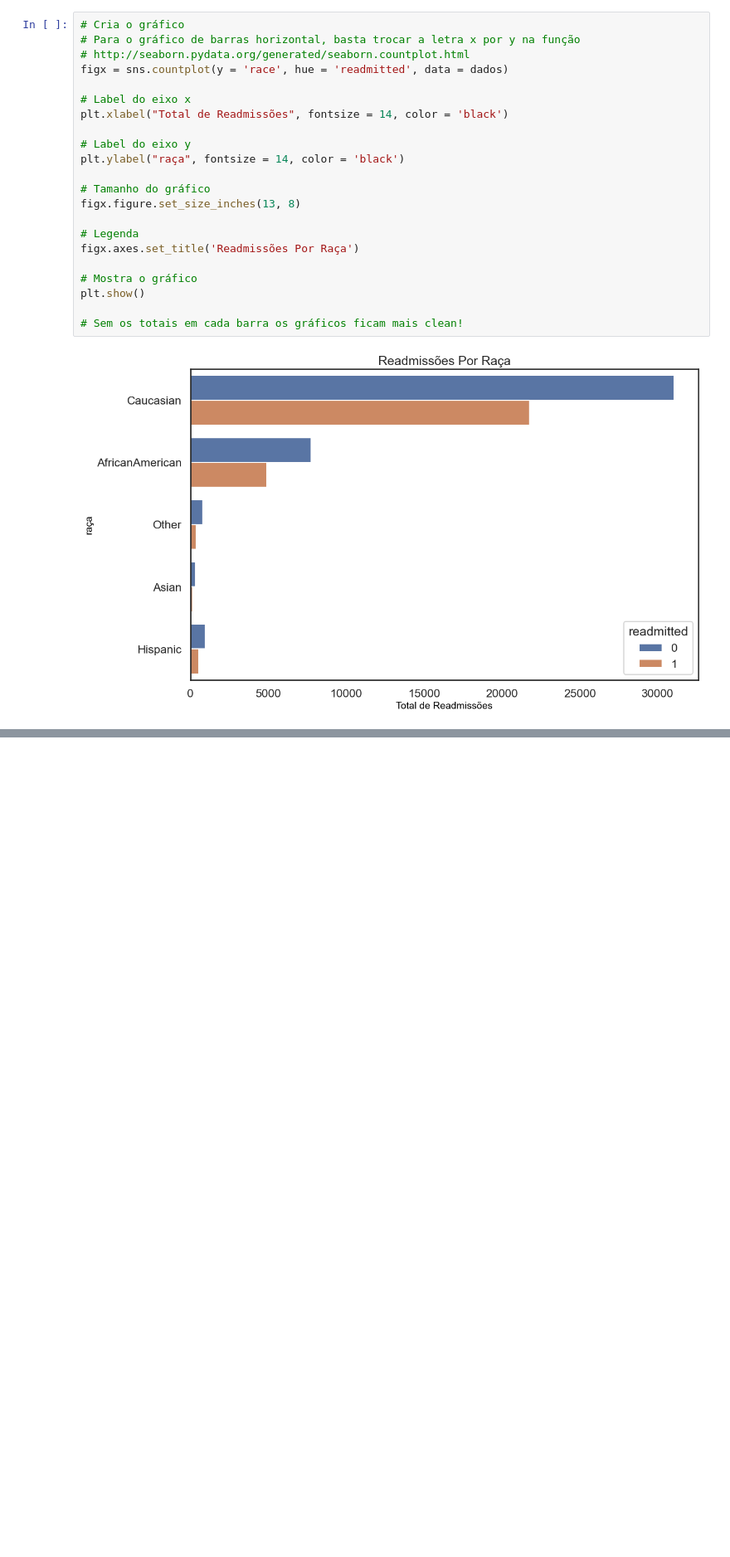
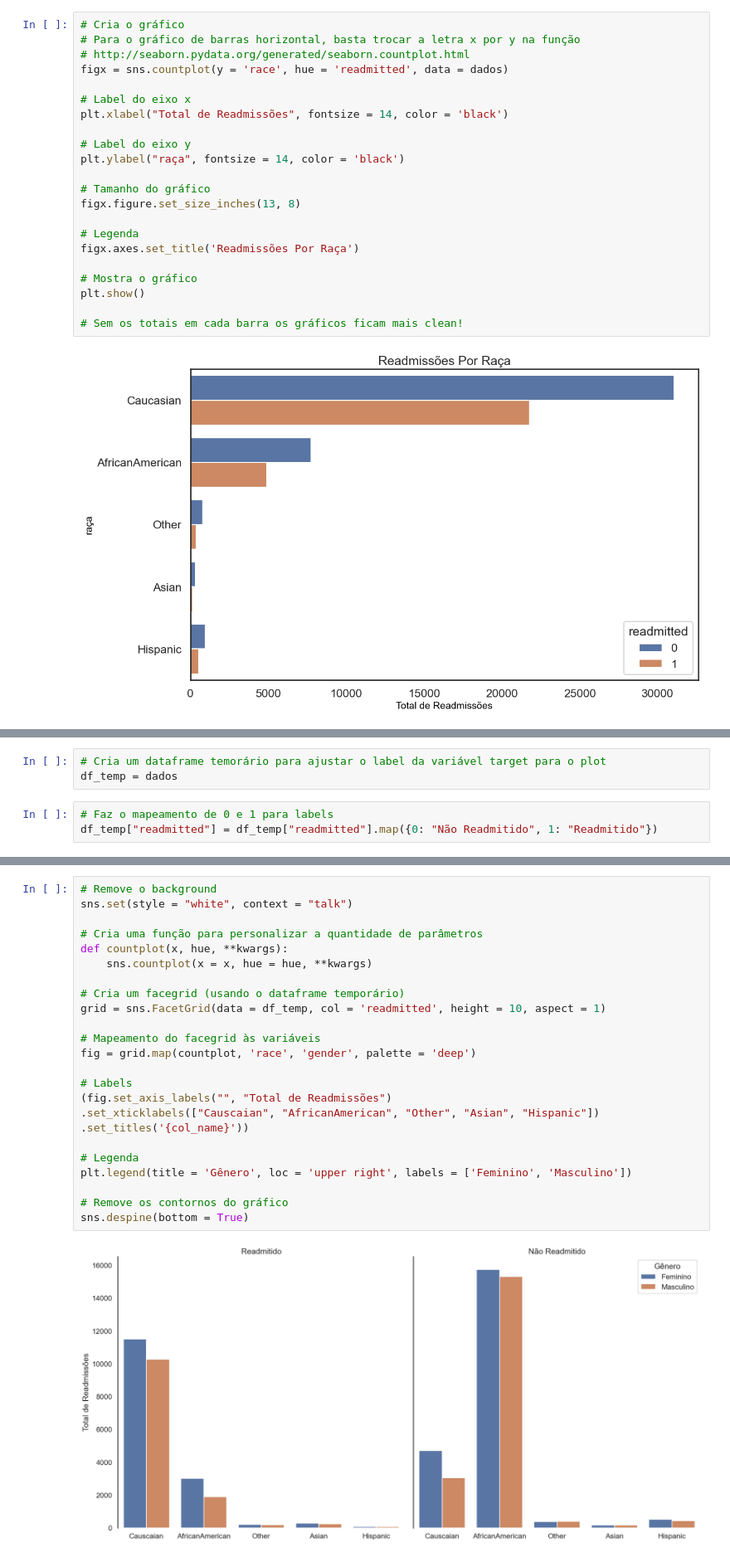
Before and after one commit to SanTavaresD/Analise_de_Dados_com_Linguagem_Python, a Jupyter notebook: 9_Engenharia_de_atributos/projeto_8_parte_2.ipynb, the cells around one changed output, grey strips where cells are left out. Shown: that part at 83% size. Drawn from its saved outputs; the diff is of its cells as text; blank space fills up the shorter version.

```diff
--- a/9_Engenharia_de_atributos/projeto_8_parte_2.ipynb
+++ b/9_Engenharia_de_atributos/projeto_8_parte_2.ipynb
@@ -287,0 +294,6 @@ plt.show()
+# %%
+# Cria um dataframe temorário para ajustar o label da variável target para o plot
+df_temp = dados
+# %%
+# Faz o mapeamento de 0 e 1 para labels
+df_temp["readmitted"] = df_temp["readmitted"].map({0: "Não Readmitido", 1: "Readmitido"})
@@ -287,0 +314,26 @@ plt.show()
+# %%
+# Remove o background
+sns.set(style = "white", context = "talk")
+
+# Cria uma função para personalizar a quantidade de parâmetros
+def countplot(x, hue, **kwargs):
+    sns.countplot(x = x, hue = hue, **kwargs)
+
+# Cria um facegrid (usando o dataframe temporário)
+grid = sns.FacetGrid(data = df_temp, col = 'readmitted', height = 10, aspect = 1)
+
+# Mapeamento do facegrid às variáveis
+fig = grid.map(countplot, 'race', 'gender', palette = 'deep')
+
+# Labels
+(fig.set_axis_labels("", "Total de Readmissões")
+.set_xticklabels(["Causcaian", "AfricanAmerican", "Other", "Asian", "Hispanic"])
+.set_titles('{col_name}'))
+
+# Legenda
+plt.legend(title = 'Gênero', loc = 'upper right', labels = ['Feminino', 'Masculino'])
+
+# Remove os contornos do gráfico
+sns.despine(bottom = True)
+# %% [output]
+[figure, added]
```
Also changed, not shown: parts of 11 cells of this notebook.
